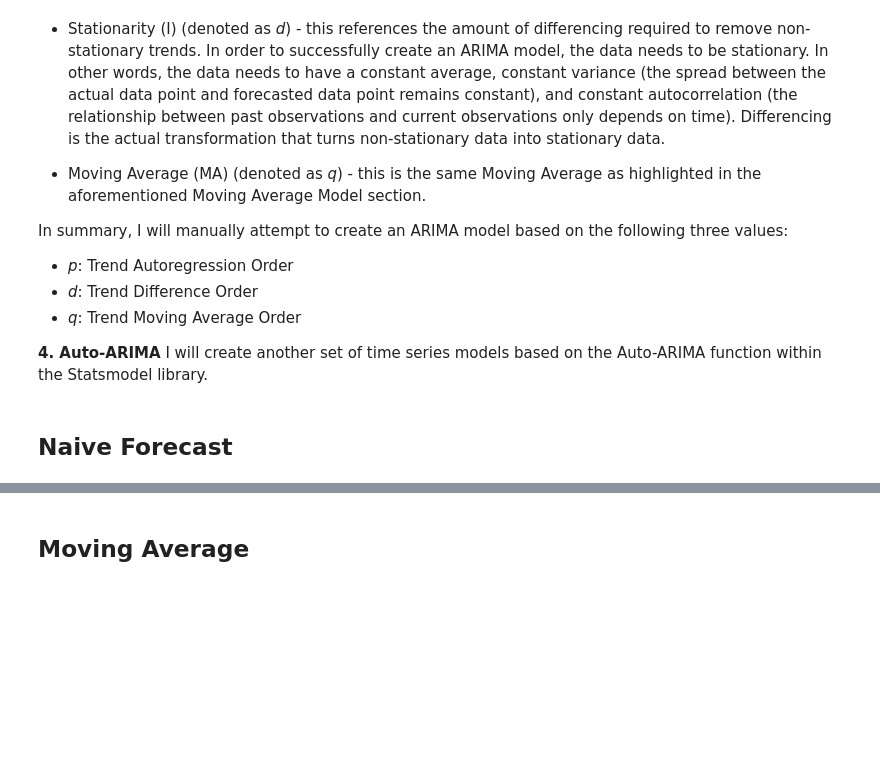
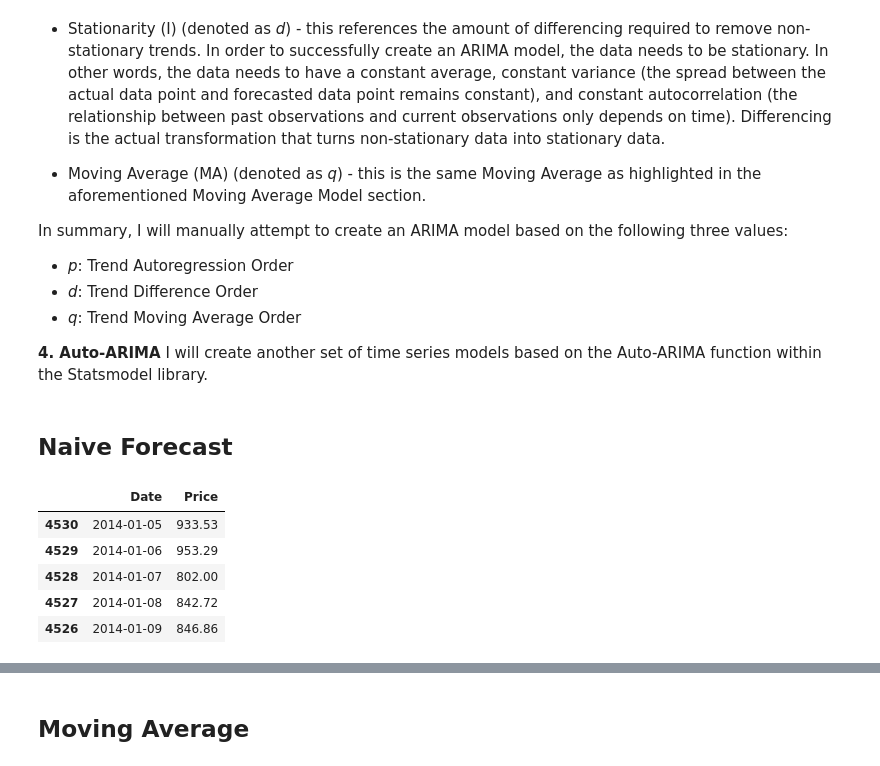
Before and after one commit to keithotuomagie/bitcoin_ts, a Jupyter notebook: notebook.ipynb, the cells around one changed output, grey strips where cells are left out. Drawn from its saved outputs; the diff is of its cells as text; code cells hidden in the pictures; blank space fills up the shorter version.

```diff
--- a/notebook.ipynb
+++ b/notebook.ipynb
@@ -282,0 +289,11 @@ In summary, I will manually attempt to create an ARIMA model based on the follow
+# %%
+# Checking to determine whether or not the 'bitcoin_df_naive' dataframe has been created
+
+bitcoin_df_naive.head()
+# %% [output]
+|  | Date | Price |
+| 4530 | 2014-01-05 | 933.53 |
+| 4529 | 2014-01-06 | 953.29 |
+| 4528 | 2014-01-07 | 802.00 |
+| 4527 | 2014-01-08 | 842.72 |
+| 4526 | 2014-01-09 | 846.86 |
```
Also changed, not shown: parts of 12 cells of this notebook.
